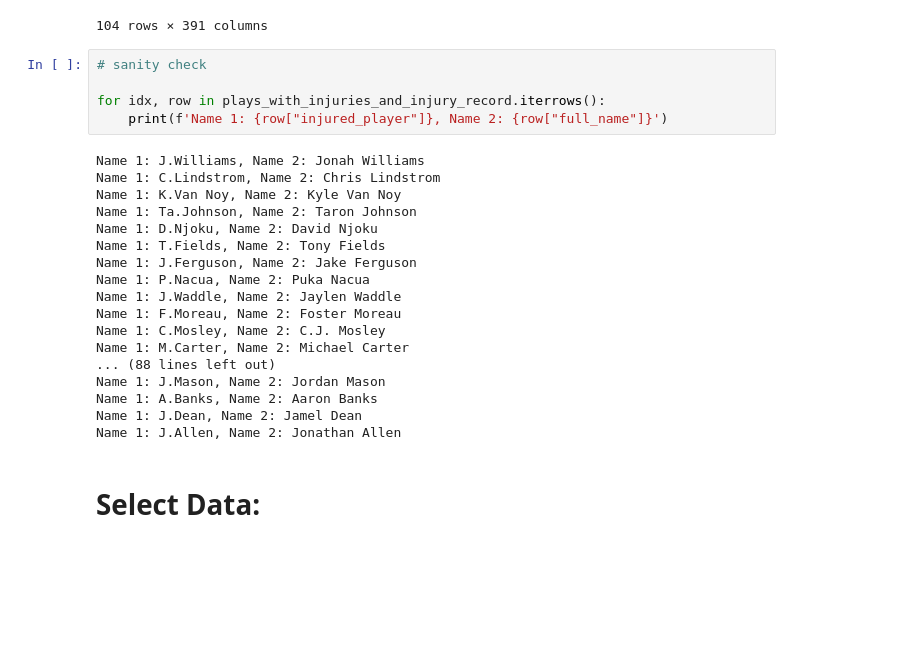
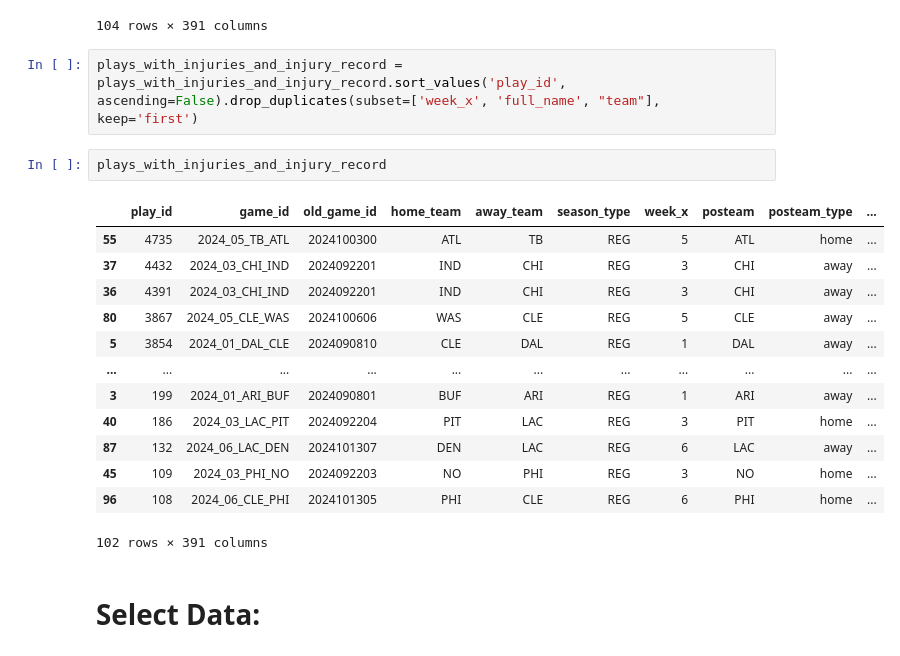
Before and after one commit to DiyaPrasanth20/NFL_Analysis, a Jupyter notebook: DataPrep.ipynb, the cells around one changed output. Cells and saved outputs as stored; diff of their text form; blank space fills up the shorter version.

Commit message:
deleted duplicates

```diff
--- a/DataPrep.ipynb
+++ b/DataPrep.ipynb
@@ -126,29 +126,24 @@ plays_with_injuries_and_injury_record
 | 102 | 980 | 2024_06_TB_NO | 2024101304 | NO | TB | REG | 6 | NO | home | ... |
 | 103 | 2938 | 2024_06_WAS_BAL | 2024101301 | BAL | WAS | REG | 6 | BAL | home | ... |
 104 rows × 391 columns
-# %%
-# sanity check
-
-for idx, row in plays_with_injuries_and_injury_record.iterrows():
-    print(f'Name 1: {row["injured_player"]}, Name 2: {row["full_name"]}')
-# %% [output]
-Name 1: J.Williams, Name 2: Jonah Williams
-Name 1: C.Lindstrom, Name 2: Chris Lindstrom
-Name 1: K.Van Noy, Name 2: Kyle Van Noy
-Name 1: Ta.Johnson, Name 2: Taron Johnson
-Name 1: D.Njoku, Name 2: David Njoku
-Name 1: T.Fields, Name 2: Tony Fields
-Name 1: J.Ferguson, Name 2: Jake Ferguson
-Name 1: P.Nacua, Name 2: Puka Nacua
-Name 1: J.Waddle, Name 2: Jaylen Waddle
-Name 1: F.Moreau, Name 2: Foster Moreau
-Name 1: C.Mosley, Name 2: C.J. Mosley
-Name 1: M.Carter, Name 2: Michael Carter
-... (88 lines left out)
-Name 1: J.Mason, Name 2: Jordan Mason
-Name 1: A.Banks, Name 2: Aaron Banks
-Name 1: J.Dean, Name 2: Jamel Dean
-Name 1: J.Allen, Name 2: Jonathan Allen
+# %%
+plays_with_injuries_and_injury_record = plays_with_injuries_and_injury_record.sort_values('play_id', ascending=False).drop_duplicates(subset=['week_x', 'full_name', "team"], keep='first')
+# %%
+plays_with_injuries_and_injury_record
+# %% [output]
+|  | play_id | game_id | old_game_id | home_team | away_team | season_type | week_x | posteam | posteam_type | ... |
+| 55 | 4735 | 2024_05_TB_ATL | 2024100300 | ATL | TB | REG | 5 | ATL | home | ... |
+| 37 | 4432 | 2024_03_CHI_IND | 2024092201 | IND | CHI | REG | 3 | CHI | away | ... |
+| 36 | 4391 | 2024_03_CHI_IND | 2024092201 | IND | CHI | REG | 3 | CHI | away | ... |
+| 80 | 3867 | 2024_05_CLE_WAS | 2024100606 | WAS | CLE | REG | 5 | CLE | away | ... |
+| 5 | 3854 | 2024_01_DAL_CLE | 2024090810 | CLE | DAL | REG | 1 | DAL | away | ... |
+| ... | ... | ... | ... | ... | ... | ... | ... | ... | ... | ... |
+| 3 | 199 | 2024_01_ARI_BUF | 2024090801 | BUF | ARI | REG | 1 | ARI | away | ... |
+| 40 | 186 | 2024_03_LAC_PIT | 2024092204 | PIT | LAC | REG | 3 | PIT | home | ... |
+| 87 | 132 | 2024_06_LAC_DEN | 2024101307 | DEN | LAC | REG | 6 | LAC | away | ... |
+| 45 | 109 | 2024_03_PHI_NO | 2024092203 | NO | PHI | REG | 3 | NO | home | ... |
+| 96 | 108 | 2024_06_CLE_PHI | 2024101305 | PHI | CLE | REG | 6 | PHI | home | ... |
+102 rows × 391 columns
 # %% [markdown]
 # Select Data:
 # %% [markdown]
```
